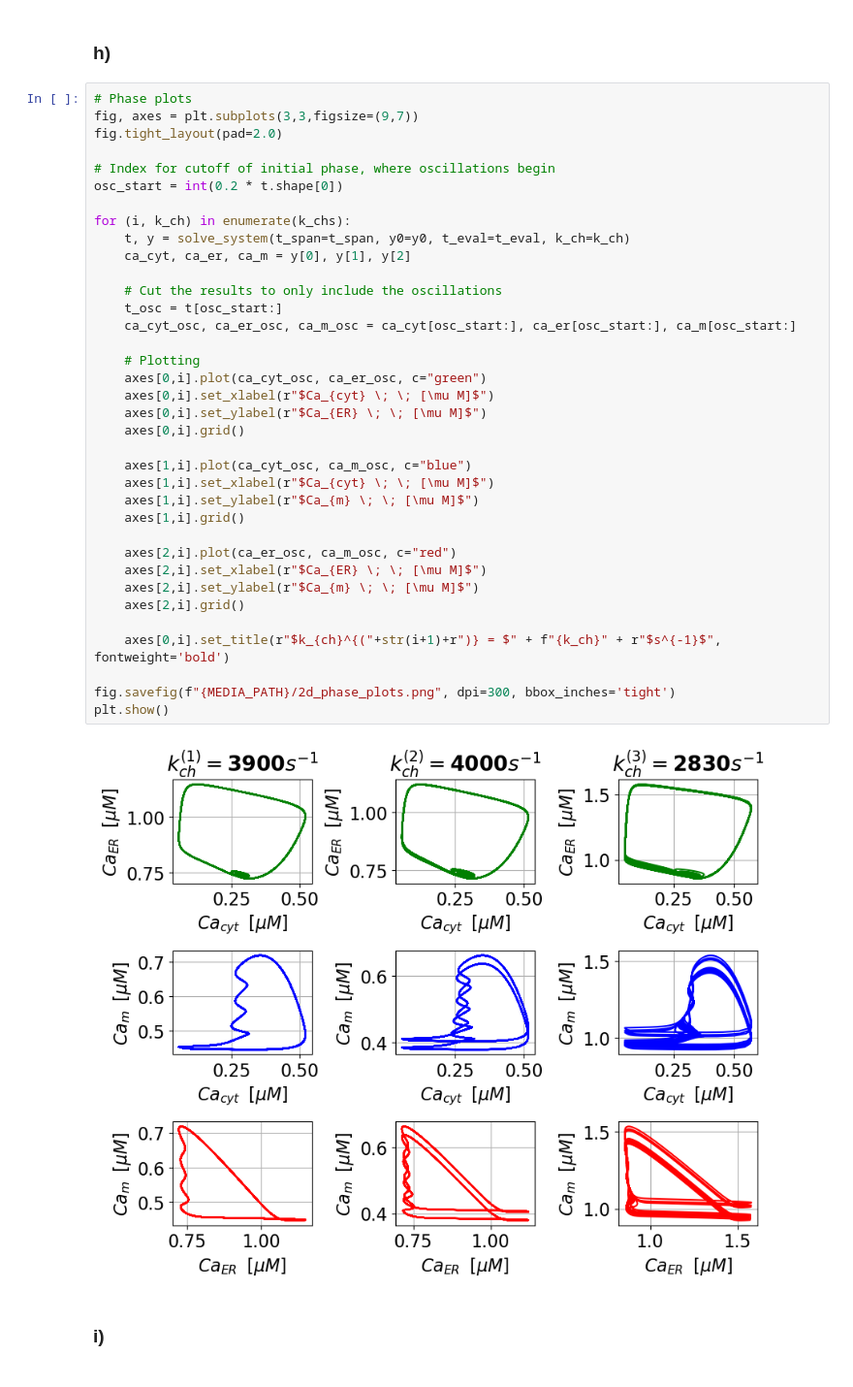
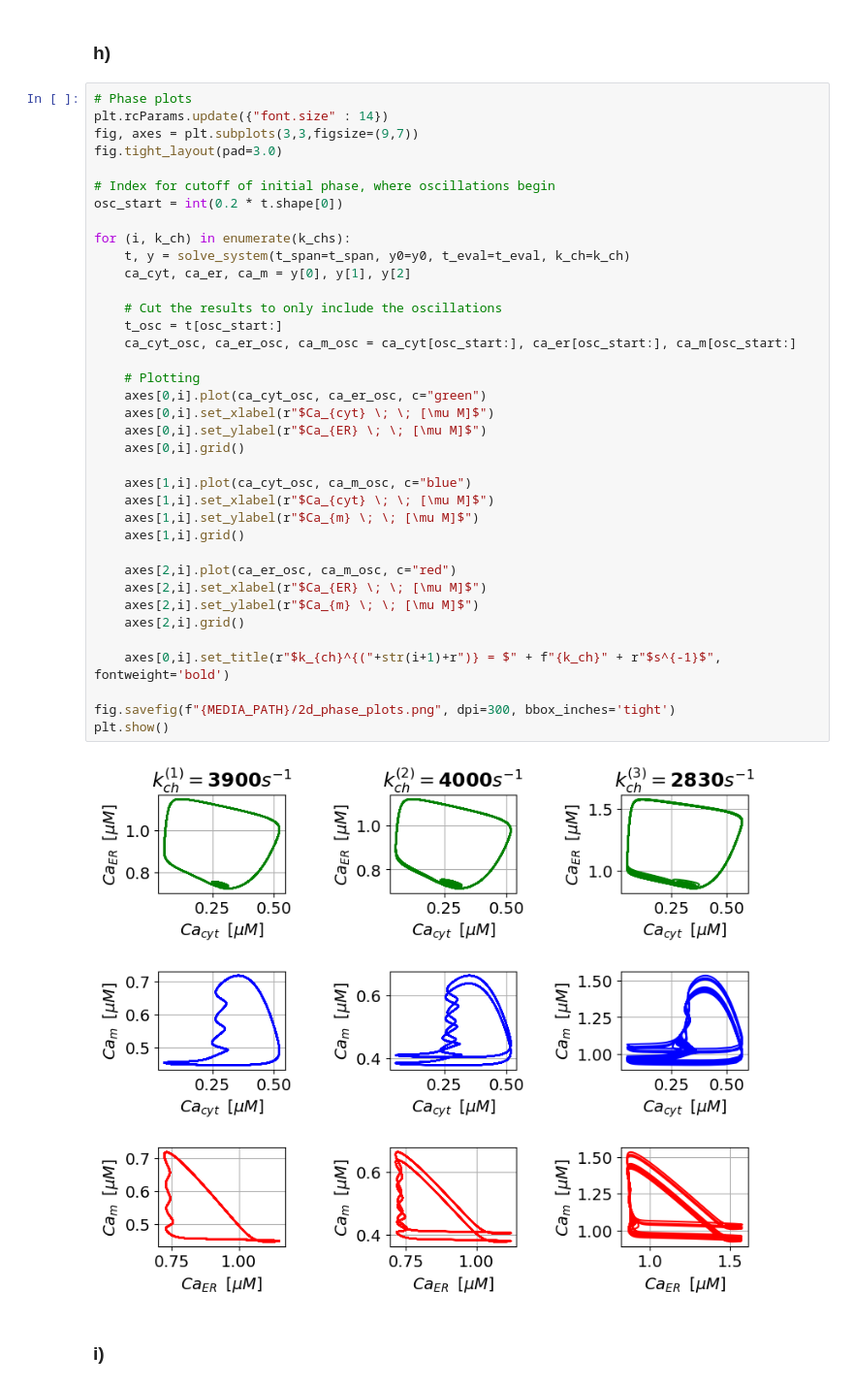
Before and after one commit to jonas4climate/metabolic-cellular-modelling, a Jupyter notebook: assignment3.ipynb, the cells around one changed output. Shown at 97% size. Cells and saved outputs as stored; diff of their text form.

```diff
--- a/assignment3.ipynb
+++ b/assignment3.ipynb
@@ -164,42 +163,43 @@ Finally, in phase III, the silent phase, is governed by the dissociation of accu
 ### h)
 # %%
 # Phase plots
+plt.rcParams.update({"font.size" : 14})
 fig, axes = plt.subplots(3,3,figsize=(9,7))
-fig.tight_layout(pad=2.0)
+fig.tight_layout(pad=3.0)
 
 # Index for cutoff of initial phase, where oscillations begin
 osc_start = int(0.2 * t.shape[0])
 
 for (i, k_ch) in enumerate(k_chs):
     t, y = solve_system(t_span=t_span, y0=y0, t_eval=t_eval, k_ch=k_ch)
     ca_cyt, ca_er, ca_m = y[0], y[1], y[2]
 
     # Cut the results to only include the oscillations
     t_osc = t[osc_start:]
     ca_cyt_osc, ca_er_osc, ca_m_osc = ca_cyt[osc_start:], ca_er[osc_start:], ca_m[osc_start:]
 
     # Plotting
     axes[0,i].plot(ca_cyt_osc, ca_er_osc, c="green")
     axes[0,i].set_xlabel(r"$Ca_{cyt} \; \; [\mu M]$")
     axes[0,i].set_ylabel(r"$Ca_{ER} \; \; [\mu M]$")
     axes[0,i].grid()
 
     axes[1,i].plot(ca_cyt_osc, ca_m_osc, c="blue")
     axes[1,i].set_xlabel(r"$Ca_{cyt} \; \; [\mu M]$")
     axes[1,i].set_ylabel(r"$Ca_{m} \; \; [\mu M]$")
     axes[1,i].grid()
 
     axes[2,i].plot(ca_er_osc, ca_m_osc, c="red")
     axes[2,i].set_xlabel(r"$Ca_{ER} \; \; [\mu M]$")
     axes[2,i].set_ylabel(r"$Ca_{m} \; \; [\mu M]$")
     axes[2,i].grid()
 
     axes[0,i].set_title(r"$k_{ch}^{("+str(i+1)+r")} = $" + f"{k_ch}" + r"$s^{-1}$", fontweight='bold')
 
 fig.savefig(f"{MEDIA_PATH}/2d_phase_plots.png", dpi=300, bbox_inches='tight')
 plt.show()
 # %% [output]
-[figure, old version]
+[figure, new version]
 # %% [markdown]
 ### i)
 # %%
```
Also changed, not shown: parts of 7 cells of this notebook, 3 other files.
